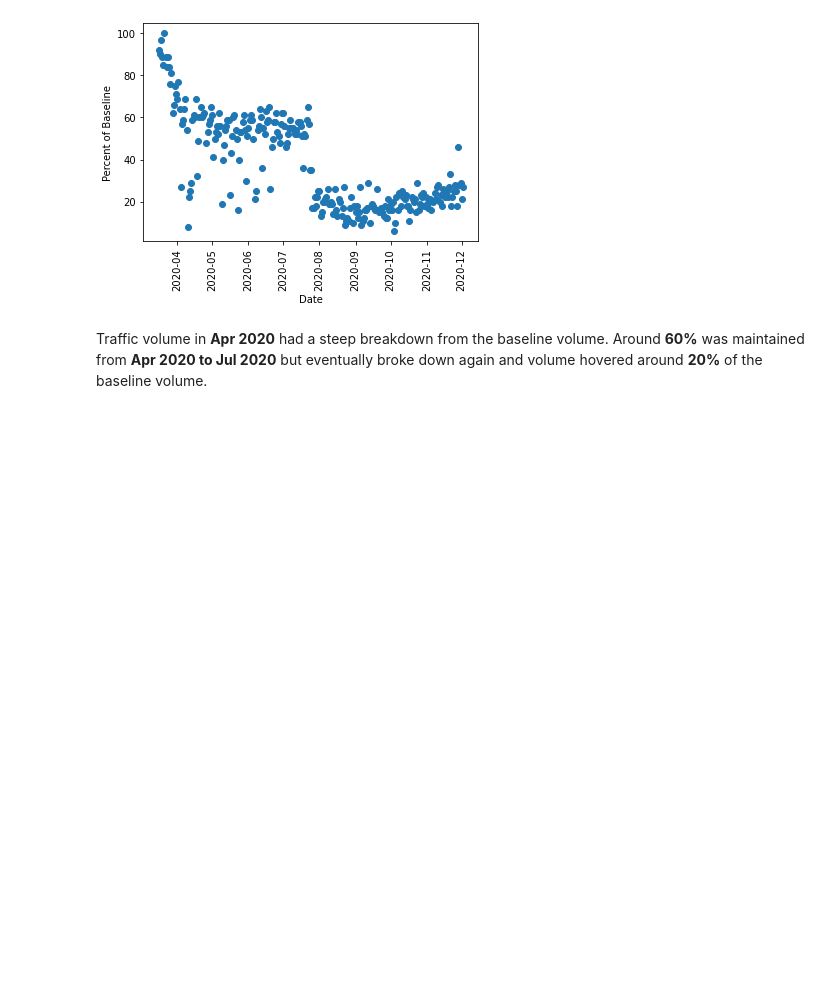
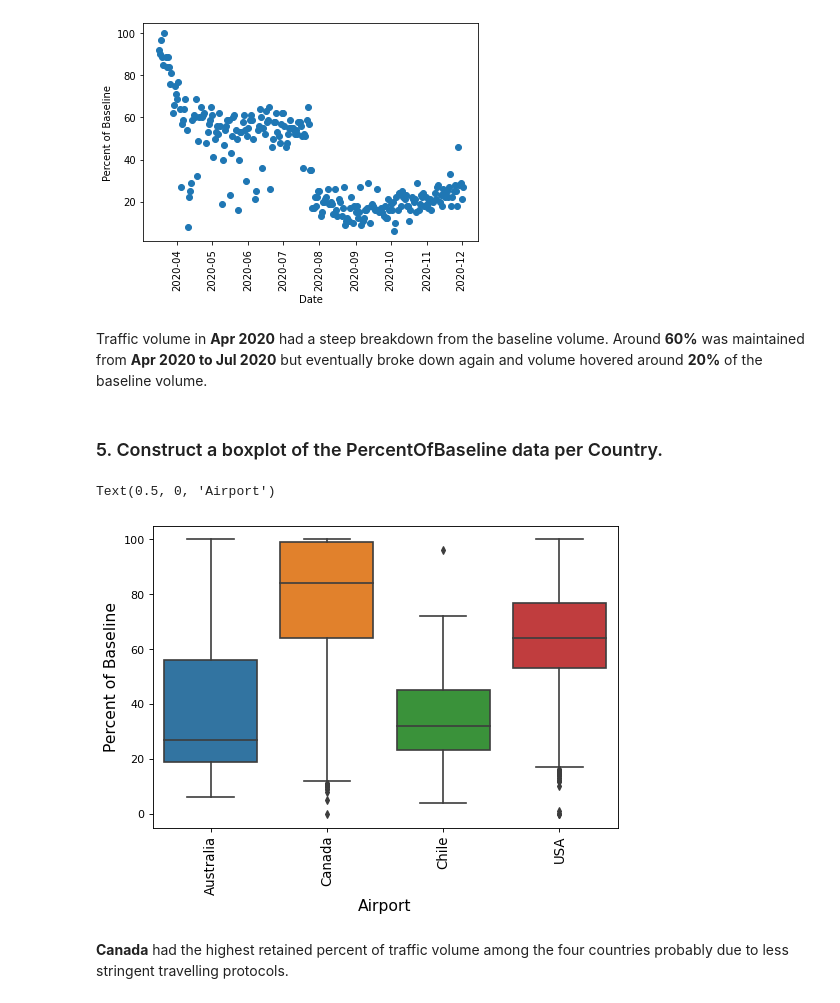
Before and after one commit to ktbaliton/Data_Science_Analytics_Projects, a Jupyter notebook: Exploratory Data Analysis - COVID Impact on Airport Traffic.ipynb, the cells around one changed output. Saved outputs shown, nothing was run; the diff lists cells and outputs as text; code cells hidden in the pictures; blank space fills up the shorter version.

```diff
--- a/Exploratory Data Analysis - COVID Impact on Airport Traffic.ipynb
+++ b/Exploratory Data Analysis - COVID Impact on Airport Traffic.ipynb
@@ -441,3 +441,17 @@ plt.show()
 [figure]
 # %% [markdown]
 Traffic volume in **Apr 2020** had a steep breakdown from the baseline volume. Around **60%** was maintained from **Apr 2020 to Jul 2020** but eventually broke down again and volume hovered around **20%** of the baseline volume.
+# %% [markdown]
+### 5. Construct a boxplot of the PercentOfBaseline data per Country.
+# %%
+plt.figure(figsize=(7.5,5), dpi=80)
+sns.boxplot(x='Country', y='PercentOfBaseline', data=airport_data.sort_values(by='Country'))
+
+plt.xticks(rotation='vertical', size=12)
+plt.ylabel('Percent of Baseline', size=14)
+plt.xlabel('Airport', size=14)
+# %% [output]
+Text(0.5, 0, 'Airport')
+[figure, added]
+# %% [markdown]
+**Canada** had the highest retained percent of traffic volume among the four countries probably due to less stringent travelling protocols.<br/>
```
